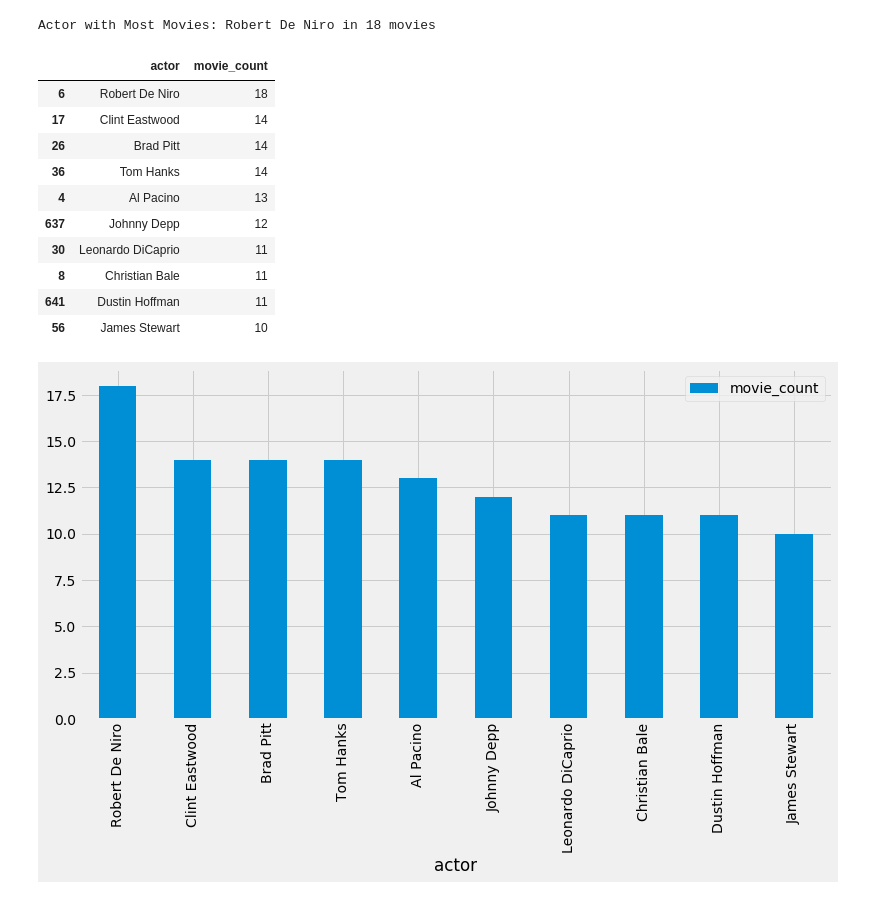
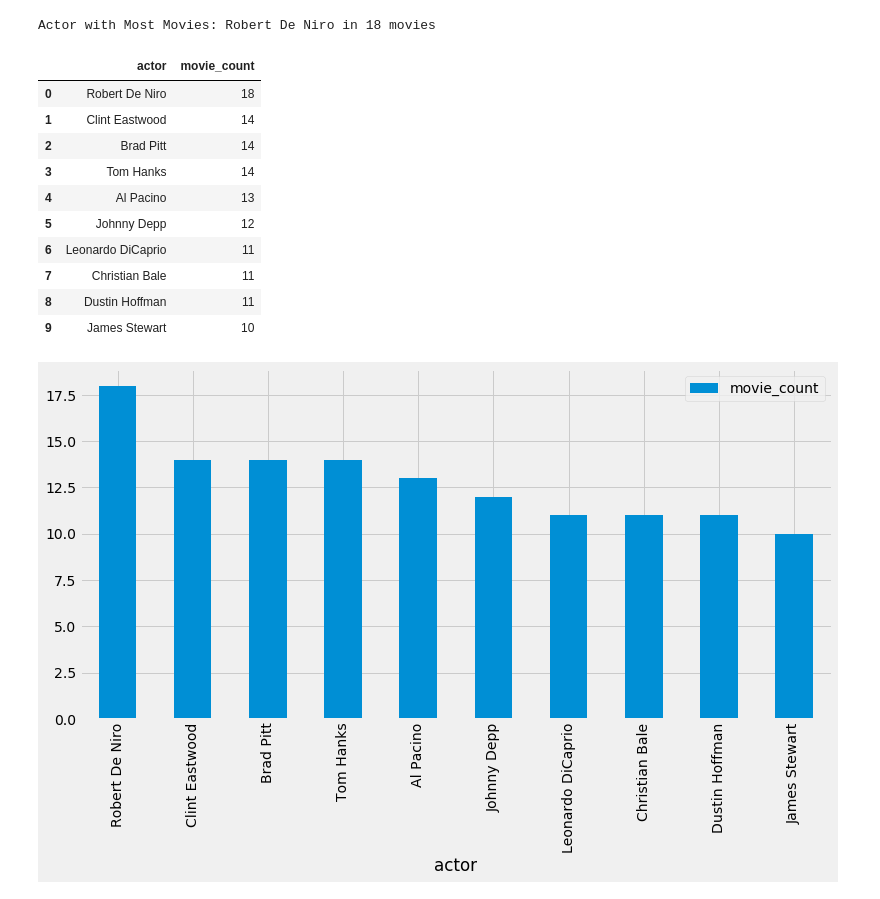
Before and after one commit to allenau1/dat-sf-60-hw, a Jupyter notebook: project-2_allen_au.ipynb, the cells around one changed output. Cells and saved outputs as stored; diff of their text form; code cells hidden in the pictures.

Commit message:
Reset index for actors_by_movie_count dataframe

```diff
--- a/project-2_allen_au.ipynb
+++ b/project-2_allen_au.ipynb
@@ -526,19 +526,24 @@ Actor with Most Movies: Robert De Niro in 18 movies
 # %%
 # Push the hash back into a dataframe and find Top 10 actors with the most movies
 actors_by_movie_count = pd.DataFrame(list(freq.items()), columns=['actor', 'movie_count']).sort_values(by='movie_count', ascending=False)
+
+# Reset Index
+actors_by_movie_count = actors_by_movie_count.reset_index(drop=True)
+
+# Print Top 10 Actors with most number movies
 actors_by_movie_count.head(10)
 # %% [output]
 |  | actor | movie_count |
-| 6 | Robert De Niro | 18 |
-| 17 | Clint Eastwood | 14 |
-| 26 | Brad Pitt | 14 |
-| 36 | Tom Hanks | 14 |
+| 0 | Robert De Niro | 18 |
+| 1 | Clint Eastwood | 14 |
+| 2 | Brad Pitt | 14 |
+| 3 | Tom Hanks | 14 |
 | 4 | Al Pacino | 13 |
-| 637 | Johnny Depp | 12 |
-| 30 | Leonardo DiCaprio | 11 |
-| 8 | Christian Bale | 11 |
-| 641 | Dustin Hoffman | 11 |
-| 56 | James Stewart | 10 |
+| 5 | Johnny Depp | 12 |
+| 6 | Leonardo DiCaprio | 11 |
+| 7 | Christian Bale | 11 |
+| 8 | Dustin Hoffman | 11 |
+| 9 | James Stewart | 10 |
 # %%
 # Show Bar Char of Top 10 actors with most movies
 actors_by_movie_count.head(10).plot.bar(x='actor', y='movie_count',figsize=(12,6))
```
